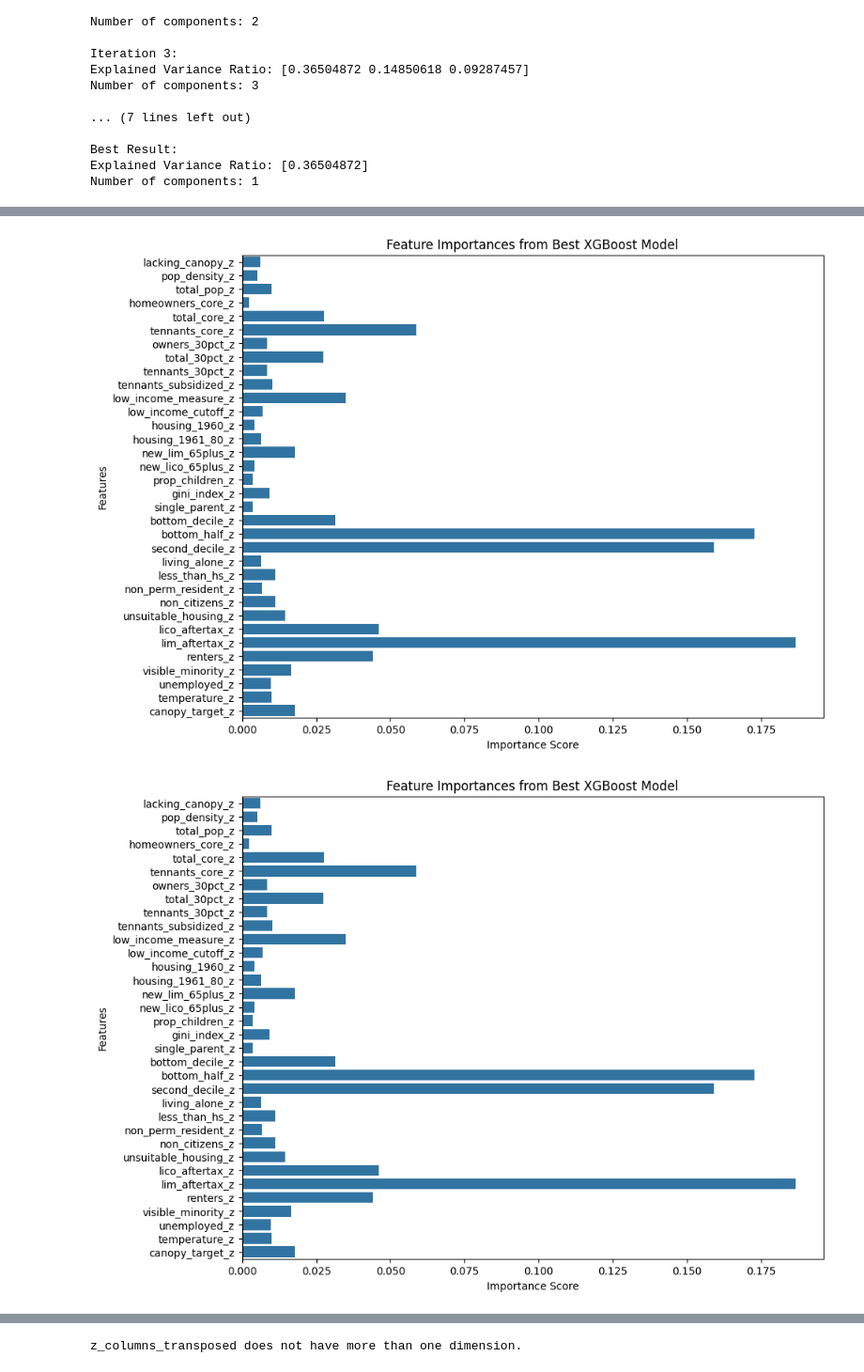
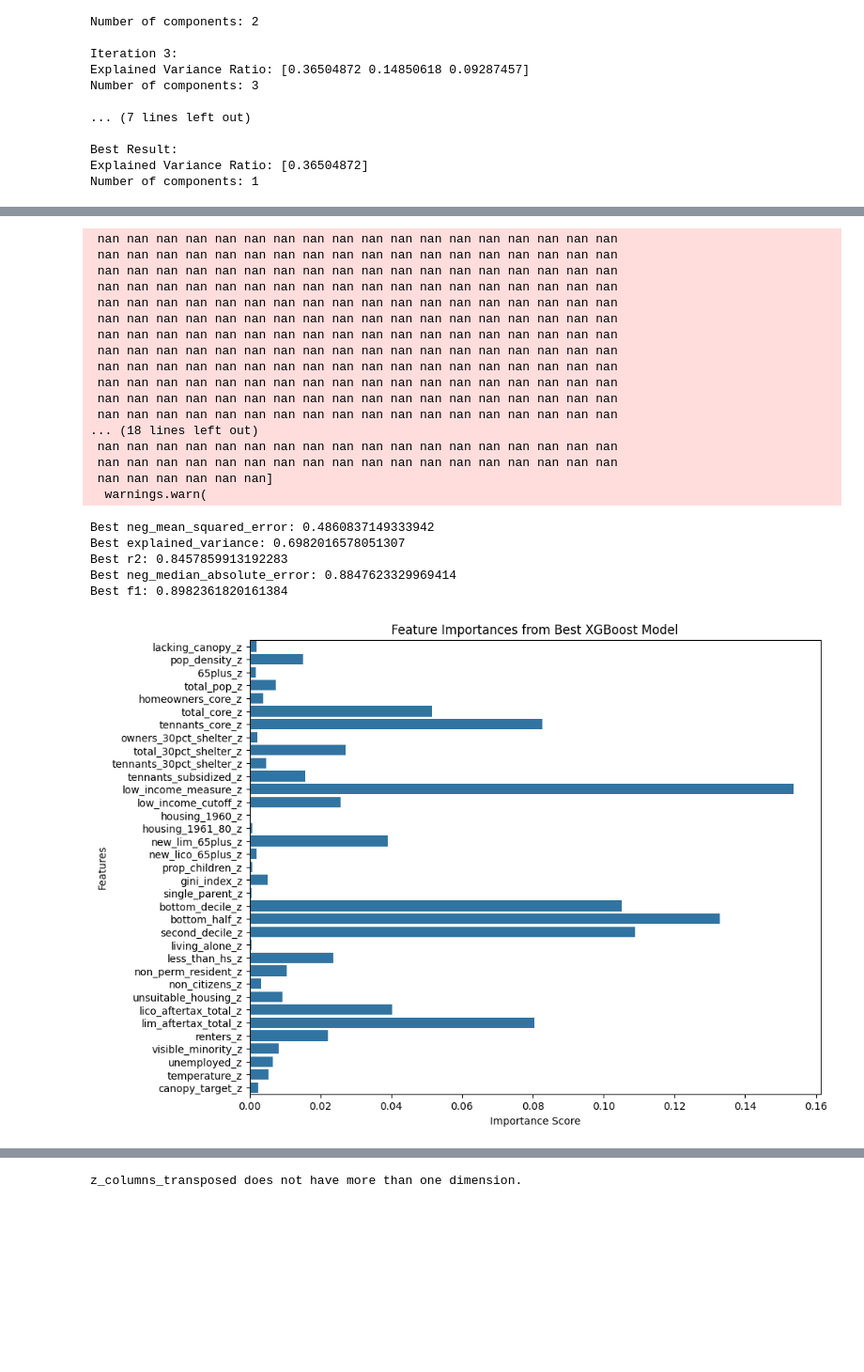
Before and after one commit to Jeff-Barlow-Spady/spatial_stats_py, a Jupyter notebook: ml_score.ipynb, the cells around one changed output, grey strips where cells are left out. Shown at 94% size. Drawn from its saved outputs; the diff is of its cells as text; code cells hidden in the pictures; blank space fills up the shorter version.

```diff
--- a/ml_score.ipynb
+++ b/ml_score.ipynb
@@ -9,7 +9,7 @@ from sklearn.linear_model import LinearRegression
 import numpy as np
 
 # Load the dataset
-file_path = 'index_rev.csv'  # Update the path if necessary
+file_path = 'index2.csv'  # Update the path if necessary
 df = pd.read_csv(file_path)
 df.head()
 # %% [output]
@@ -368,8 +348,8 @@ from sklearn.linear_model import LinearRegression
 import numpy as np
 
 # Preparing the data for regression analysis
-X = df_cleaned[vi_columns]  # Independent variables
-y = df_cleaned['unweighted_score']  # Dependent variable
+X = df[vi_columns]  # Independent variables
+y = df['unweighted_score']  # Dependent variable
 
 # Performing the regression analysis
 linear_reg = LinearRegression()
@@ -421,8 +401,8 @@ param_grid_rf = {
     'bootstrap': [True, False]
 }
 
-rf_model = RandomForestRegressor(random_state=42)
-grid_search_rf = GridSearchCV(estimator=rf_model, param_grid=param_grid_rf, cv=3, n_jobs=-1, verbose=1)
+rf_model = RandomForestRegressor(random_state=42,n_jobs=-1)
+grid_search_rf = GridSearchCV(estimator=rf_model, param_grid=param_grid_rf, cv=4, n_jobs=-1, verbose=1)
 grid_search_rf.fit(X_z, y)
 
 best_rf_model = grid_search_rf.best_estimator_
@@ -449,17 +428,0 @@ Best Score for Random Forest: 0.8991196884058269
-# %%
-# Creating the XGBoost model with reduced complexity
-xgb_model = xgb.XGBRegressor(n_estimators=50, random_state=42)
-
-# Fitting the model to the '_z' features
-xgb_model.fit(X_z, y)
-
-# Extracting feature importances
-xgb_feature_importances = pd.Series(xgb_model.feature_importances_, index=X_z.columns)
-
-# Visualizing the feature importances
-plt.figure(figsize=(10, 8))
-sns.barplot(x=xgb_feature_importances.values, y=xgb_feature_importances.index)
-plt.title('Feature Importances from Simplified XGBoost Regression')
-plt.xlabel('Importance Score')
-plt.ylabel('Features')
-plt.show()
@@ -468,6 +449,7 @@ plt.show()
 # %%
 import xgboost as xgb
 from sklearn.model_selection import GridSearchCV
+from sklearn.metrics import mean_squared_error, explained_variance_score, r2_score, mean_absolute_error
 import matplotlib.pyplot as plt
 import seaborn as sns
 
@@ -478,7 +460,6 @@ param_grid = {
     "n_estimators": [50, 100, 200, 300, 400, 500],
     "max_depth": [3, 6, 10, 15, 20],
     "learning_rate": [0.01, 0.05, 0.1, 0.2, 0.3],
-    "subsample": [0.3, 0.5, 0.7, 1.0],
     "colsample_bytree": [0.3, 0.5, 0.7, 1.0]
 }
 
@@ -487,6 +468,8 @@ scoring = {
     "neg_mean_squared_error": "neg_mean_squared_error",
     "explained_variance": "explained_variance",
     "r2": "r2",
+    "neg_median_absolute_error": "neg_median_absolute_error",
+    'f1': 'f1',
 }
 
 
@@ -540,17 +523,4 @@ plt.xlabel("Importance Score")
 plt.ylabel("Features")
 for metric, score in best_scores_dict.items():
     print(f"Best {metric}: {score}")
-
-best_xgb_feature_importances = pd.Series(
-    best_xgb_model.feature_importances_, index=X_z.columns
-)
-
-# Plotting feature importances
-plt.figure(figsize=(10, 8))
-sns.barplot(x=best_xgb_feature_importances.values, y=best_xgb_feature_importances.index)
-plt.title("Feature Importances from Best XGBoost Model")
-plt.xlabel("Importance Score")
-plt.ylabel("Features")
-for metric, score in best_scores_dict.items():
-    print(f"Best {metric}: {score}")
 # %% [output]
@@ -564,5 +528,26 @@ Best r2: 0.48545411277196887
+ nan nan nan nan nan nan nan nan nan nan nan nan nan nan nan nan nan nan
+ nan nan nan nan nan nan nan nan nan nan nan nan nan nan nan nan nan nan
+ nan nan nan nan nan nan nan nan nan nan nan nan nan nan nan nan nan nan
+ nan nan nan nan nan nan nan nan nan nan nan nan nan nan nan nan nan nan
+ nan nan nan nan nan nan nan nan nan nan nan nan nan nan nan nan nan nan
+ nan nan nan nan nan nan nan nan nan nan nan nan nan nan nan nan nan nan
+ nan nan nan nan nan nan nan nan nan nan nan nan nan nan nan nan nan nan
+ nan nan nan nan nan nan nan nan nan nan nan nan nan nan nan nan nan nan
+ nan nan nan nan nan nan nan nan nan nan nan nan nan nan nan nan nan nan
+ nan nan nan nan nan nan nan nan nan nan nan nan nan nan nan nan nan nan
+ nan nan nan nan nan nan nan nan nan nan nan nan nan nan nan nan nan nan
+ nan nan nan nan nan nan nan nan nan nan nan nan nan nan nan nan nan nan
+... (18 lines left out)
+ nan nan nan nan nan nan nan nan nan nan nan nan nan nan nan nan nan nan
+ nan nan nan nan nan nan nan nan nan nan nan nan nan nan nan nan nan nan
+ nan nan nan nan nan nan]
+  warnings.warn(
+Best neg_mean_squared_error: 0.4860837149333942
+Best explained_variance: 0.6982016578051307
+Best r2: 0.8457859913192283
+Best neg_median_absolute_error: 0.8847623329969414
+Best f1: 0.8982361820161384
-[figure, old version]
+[figure, new version]
-[figure, removed]
 # %%
 # Histograms for each feature
 X_z.hist(bins=15, figsize=(15, 10), layout=(7, 5))  # Adjust layout based on the number of features
```
Also changed, not shown: parts of 24 cells of this notebook, 7 other files.
